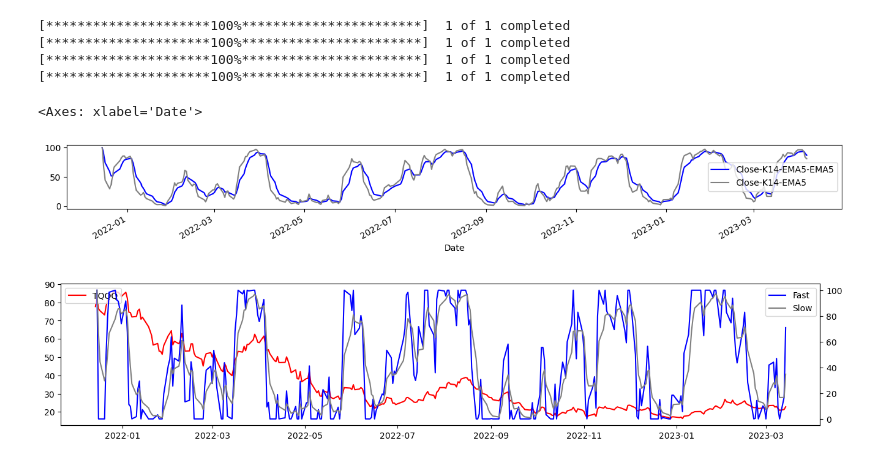
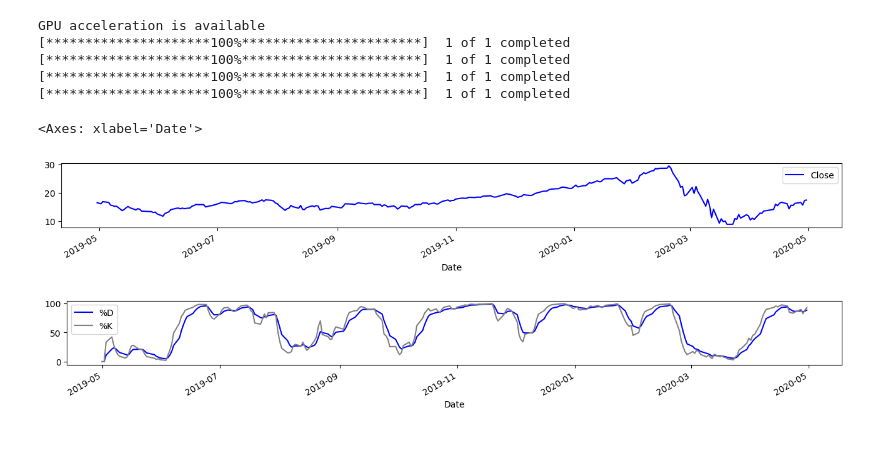
Before and after one commit to sylviawusyl/backtesting, a Jupyter notebook: trading_record_analysis.ipynb, the cells around one changed output. Cells and saved outputs as stored; diff of their text form; code cells hidden in the pictures.

```diff
--- a/trading_record_analysis.ipynb
+++ b/trading_record_analysis.ipynb
@@ -2,8 +2,8 @@
 import Ab as ab
 import datetime as dt
 import pandas as pd
-sd = dt.datetime(2021,12,14)
-ed = dt.datetime(2023,4,6)
+sd = dt.datetime(2017,3,28)
+ed = dt.datetime(2018,4,4)
 # 1x leveraged nasdaq 100 etf
 qqq = ab.StockData('QQQ')
 qqq.get_data_from_yfinance('QQQ',sd,ed+dt.timedelta(days=1))
@@ -30,6 +30,7 @@ spxa200r = ab.StockData('SPXA200R')
 spxa200r.get_data_from_csv('data/SPXA200R.csv')
 indicator = naa200r
 # %% [output]
+GPU acceleration is available
 [*********************100%***********************]  1 of 1 completed
 [*********************100%***********************]  1 of 1 completed
 [*********************100%***********************]  1 of 1 completed
@@ -37,33 +38,20 @@ indicator = naa200r
 # %%
 #Fast Stochastic Oscillator:
 #Fast %K = %K basic calculation
 #Fast %D = 5-period SMA of Fast %K
 tqqq.get_k('Close', 14)
-tqqq.get_ema('Close-K14', [5])
+tqqq.get_ema('Close-K14', 5)
 
 #Slow Stochastic Oscillator:
 #Slow %K = 5-period EMA of Fast %K
 #Slow %D = 5-period EMA of Slow %K
-tqqq.get_ema('Close-K14', [5])
-tqqq.get_ema('Close-K14-EMA5', [5])
-
+tqqq.get_ema('Close-K14', 5)
+tqqq.get_ema('Close-K14-EMA5', 5)
+tqqq.data.rename(columns={'Close-K14-EMA5-EMA5':'%D', 'Close-K14-EMA5':'%K'}, inplace=True)
+tqqq.data.plot(y=['Close'], figsize=(16,1.5), sharey=True, color=['blue'])
 #plotting the slow stochastic oscillator with blue and green lines
-tqqq.data.plot(y=['Close-K14-EMA5-EMA5', 'Close-K14-EMA5'], figsize=(16,1.5), sharey=True, color=['blue', 'grey'])
+tqqq.data.plot(y=['%D','%K'], figsize=(16,1.5), sharey=True, color=['blue', 'grey'])
 # %% [output]
 <Axes: xlabel='Date'>
-[figure, old version]
+[figure, new version]
+[figure, added]
-# %%
-import matplotlib.pyplot as plt
-#plotting the tqqq 'Close' as Y on the left axis and the 'K14' as Y on the right axis
-#set figure size 16x9
-fig = plt.figure(figsize=(16,3))
-ax1 = fig.add_subplot(111)
-ax2 = ax1.twinx()
-ax1.plot(tqqq.data.index, tqqq.data['Close'], color='red', label=tqqq.ticker)
-ax2.plot(tqqq.data.index, tqqq.data['Close-K14'], color='blue', label='Fast')
-ax2.plot(tqqq.data.index, tqqq.data['Close-K14-EMA5'], color='grey', label='Slow')
-ax1.legend(loc=2)
-ax2.legend(loc=1)
-plt.show()
-# %% [output]
-[figure, removed]
```
Also changed, not shown: parts of 14 cells of this notebook, 1 other file.
